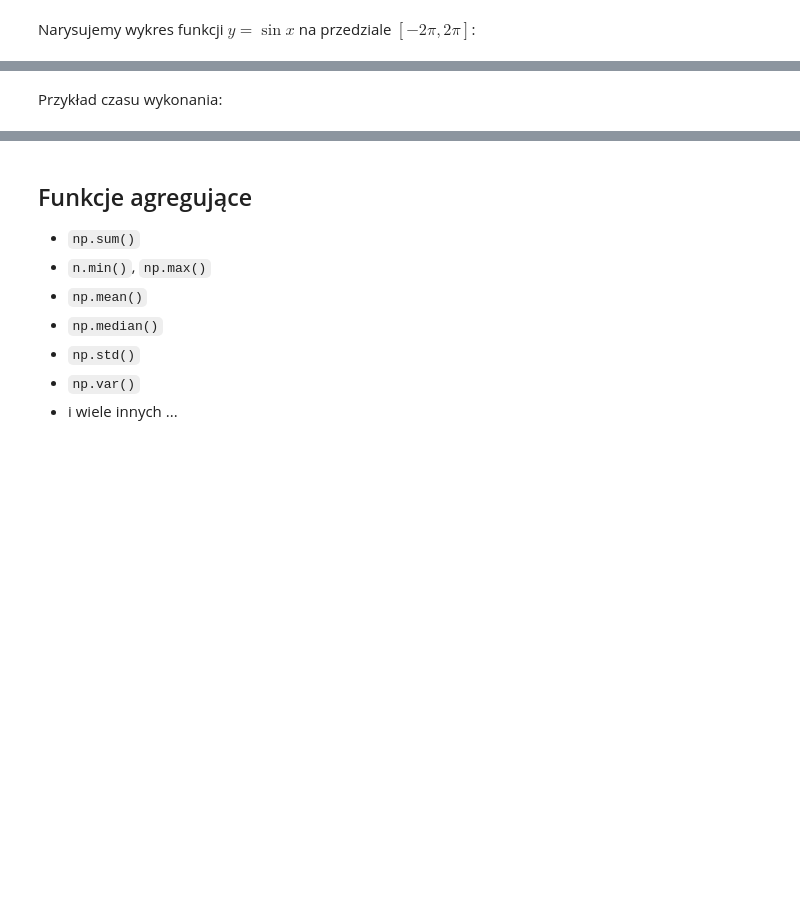
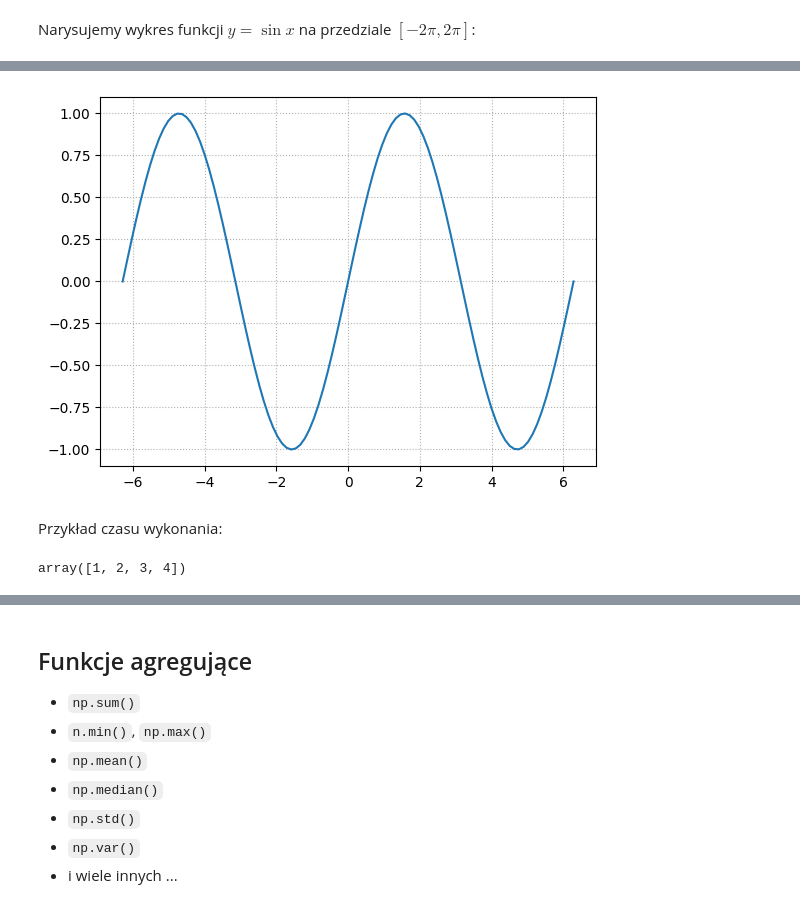
Before and after one commit to tomasz450/ML_DL_Python_16_12_25, a Jupyter notebook: 2. NumPy/NumPy.ipynb, the cells around one changed output, grey strips where cells are left out. Saved outputs shown, nothing was run; the diff lists cells and outputs as text; code cells hidden in the pictures; blank space fills up the shorter version.

```diff
--- a/2. NumPy/NumPy.ipynb
+++ b/2. NumPy/NumPy.ipynb
@@ -428,13 +839,13 @@ Narysujemy wykres funkcji $y=\sin x$ na przedziale $[-2\pi, 2\pi]$:
 # %%
 from matplotlib import pyplot as plt
-%matplotlib inline
-plt.style.use('seaborn-notebook')
 
 # 100 punktów równomiernego podziału
 X = np.linspace(-2*np.pi, 2*np.pi, 100)
 Y = np.sin(X) # ufunc!
 plt.plot(X, Y)
 plt.grid(ls=':')
+# %% [output]
+[figure, added]
 # %% [markdown]
 Przykład czasu wykonania:
 # %%
@@ -445,5 +856,9 @@ def odwróć(wartości):
         out[i] = 1 / v
 
     return out
+# %%
+np.arange(1,5)
+# %% [output]
+array([1, 2, 3, 4])
 # %%
 odwróć(np.arange(1,5))
```
Also changed, not shown: parts of 281 cells of this notebook, 5 other files.
